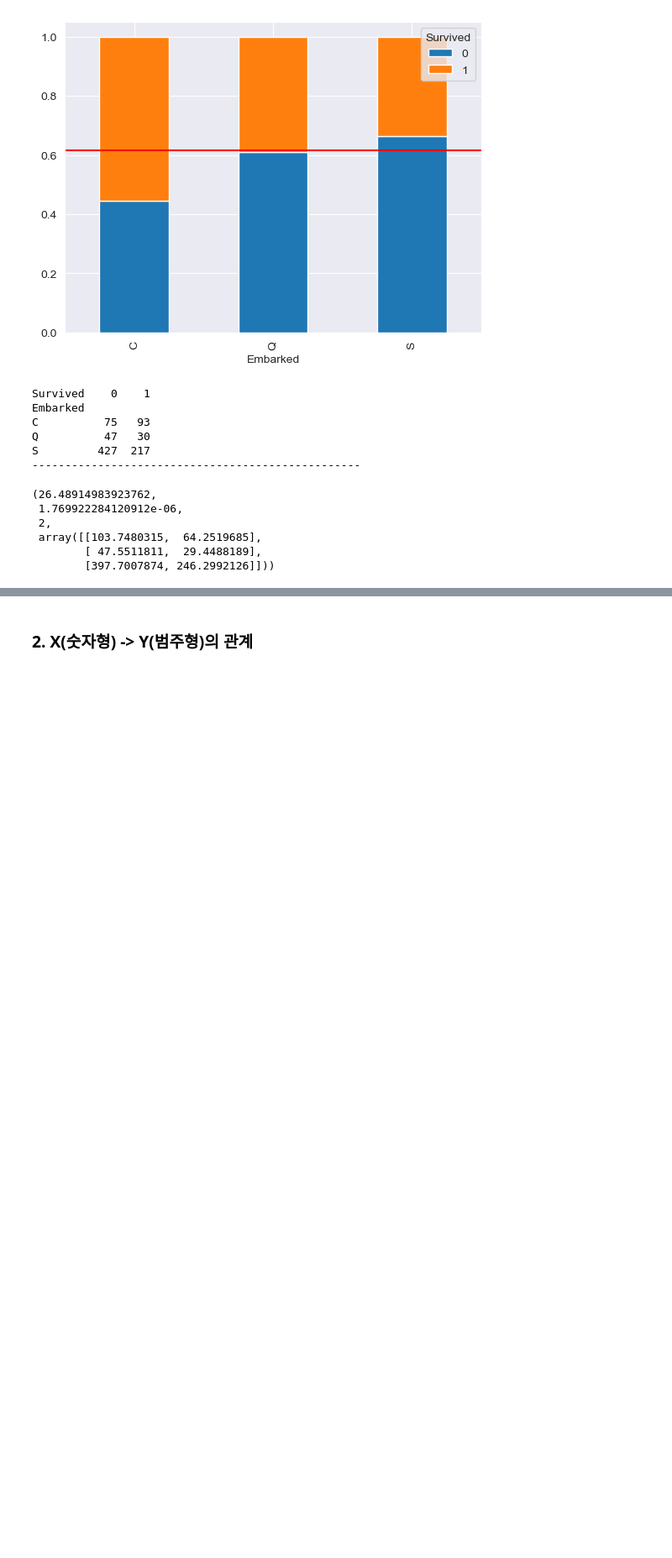
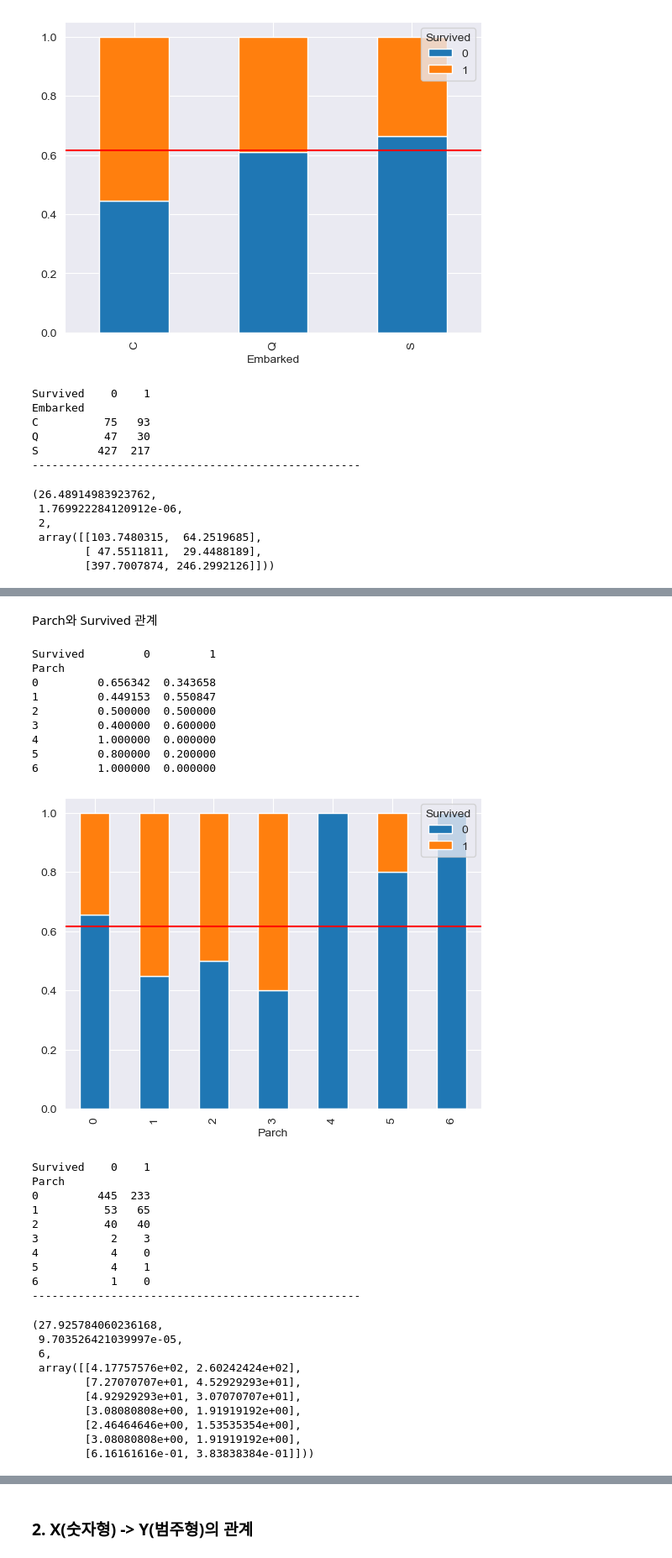
Before and after one commit to HongkyuRyu/Study_For_MachineLearning, a Jupyter notebook: 03 Titanic basic EDA Practice.ipynb, the cells around one changed output, grey strips where cells are left out. Shown: that part at 84% size. Saved outputs shown, nothing was run; the diff lists cells and outputs as text; code cells hidden in the pictures; blank space fills up the shorter version.

```diff
--- a/03 Titanic basic EDA Practice.ipynb
+++ b/03 Titanic basic EDA Practice.ipynb
@@ -320,0 +367,46 @@ S         427  217
+# %% [markdown]
+Parch와 Survived 관계
+# %%
+target = 'Survived'
+temp = pd.crosstab(train['Parch'], train[target], normalize = 'index')
+print(temp)
+temp.plot.bar(stacked=True)
+plt.axhline(1-train['Survived'].mean(), color = 'r')
+plt.show()
+
+table = pd.crosstab(train['Parch'], train[target])
+print(table)
+print('-' * 50)
+# 2) 카이제곱검정
+spst.chi2_contingency(table)
+# %% [output]
+Survived         0         1
+Parch
+0         0.656342  0.343658
+1         0.449153  0.550847
+2         0.500000  0.500000
+3         0.400000  0.600000
+4         1.000000  0.000000
+5         0.800000  0.200000
+6         1.000000  0.000000
+[figure, added]
+Survived    0    1
+Parch
+0         445  233
+1          53   65
+2          40   40
+3           2    3
+4           4    0
+5           4    1
+6           1    0
+--------------------------------------------------
+(27.925784060236168,
+ 9.703526421039997e-05,
+ 6,
+ array([[4.17757576e+02, 2.60242424e+02],
+        [7.27070707e+01, 4.52929293e+01],
+        [4.92929293e+01, 3.07070707e+01],
+        [3.08080808e+00, 1.91919192e+00],
+        [2.46464646e+00, 1.53535354e+00],
+        [3.08080808e+00, 1.91919192e+00],
+        [6.16161616e-01, 3.83838384e-01]]))
```
Also changed, not shown: parts of 12 cells of this notebook.
